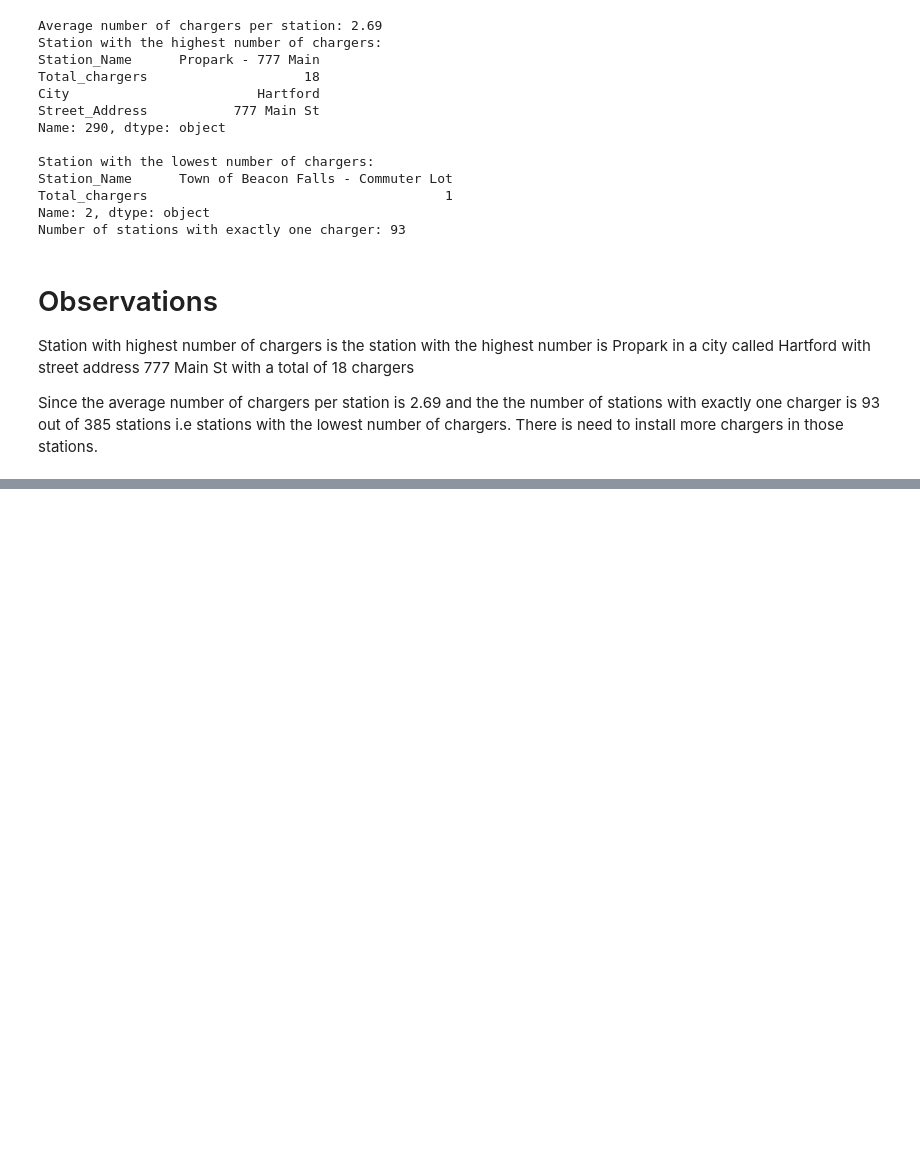
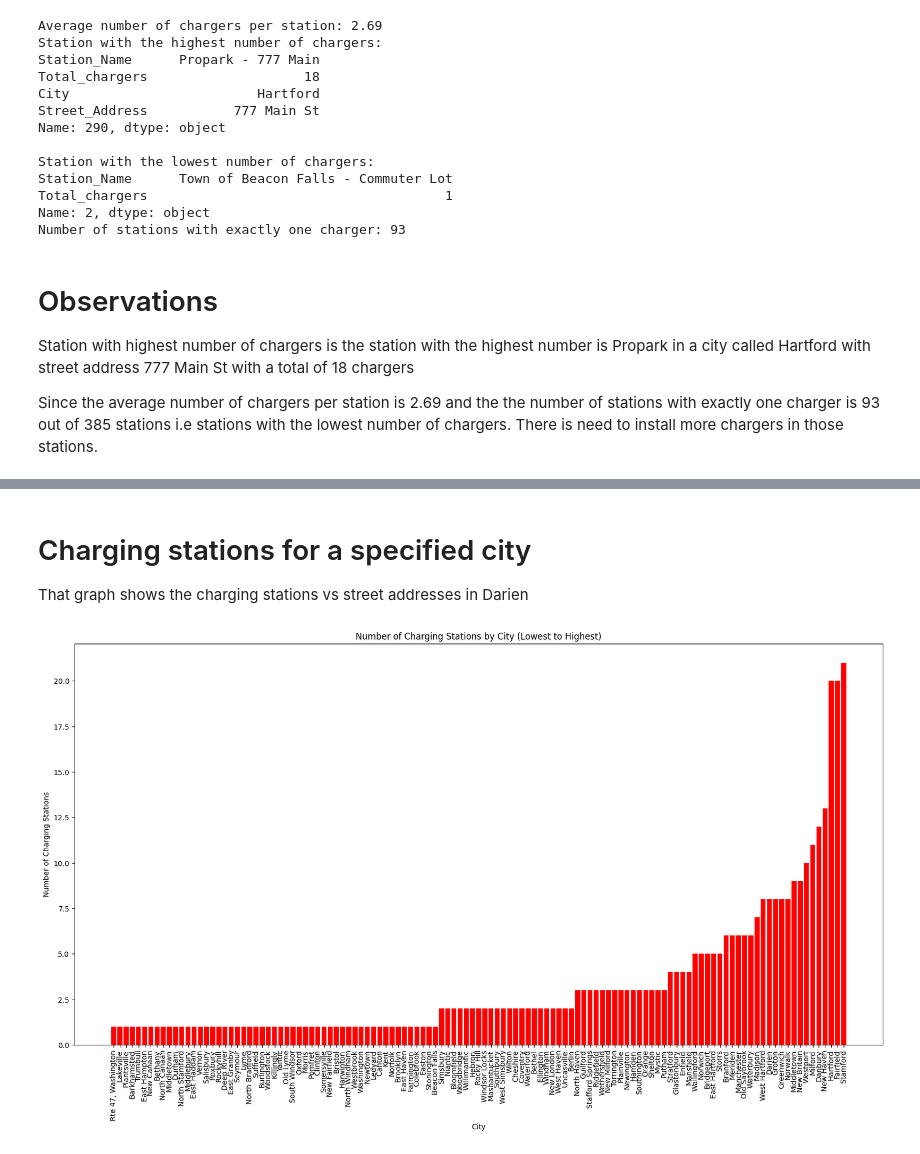
Before and after one commit to Hillal-cell/EV_Station, a Jupyter notebook: final_project.ipynb, the cells around one changed output, grey strips where cells are left out. Drawn from its saved outputs; the diff is of its cells as text; code cells hidden in the pictures; blank space fills up the shorter version.

```diff
--- a/final_project.ipynb
+++ b/final_project.ipynb
@@ -867,0 +945,34 @@ Since the average number of chargers per station is 2.69 and the the number of s
+# %% [markdown]
+# Charging stations for a specified city
+That graph shows the charging stations vs street addresses in Darien
+# %%
+ #  identify cities where it might be more difficult to find
+# a charging point based on the number of available charging points.
+import pandas as pd
+import matplotlib.pyplot as plt
+
+# Load your dataset
+data =pd.read_csv(r'EV_Stations_data.csv')
+
+# Clean the data (already done previously)
+columns_to_replace = ['EV Level1 EVSE Num', 'EV Level2 EVSE Num', 'EV DC Fast Count']
+for col in columns_to_replace:
+    data[col] = data[col].replace('NONE', 0).astype(int)
+
+# Count the number of charging stations per city
+agg_data_city_stations = data['City'].value_counts().reset_index()
+agg_data_city_stations.columns = ['City', 'Number_of_Stations']
+
+# Rank the cities based on the number of charging stations
+agg_data_city_stations = agg_data_city_stations.sort_values(by='Number_of_Stations', ascending=True)
+
+# Plot the data to show cities with the least number of charging stations
+plt.figure(figsize=(20, 10))
+plt.bar(agg_data_city_stations['City'], agg_data_city_stations['Number_of_Stations'], color='red')
+plt.xlabel('City')
+plt.ylabel('Number of Charging Stations')
+plt.title('Number of Charging Stations by City (Lowest to Highest)')
+plt.xticks(rotation=90)
+plt.show()
+# %% [output]
+[figure, added]
```
Also changed, not shown: parts of 9 cells of this notebook.
